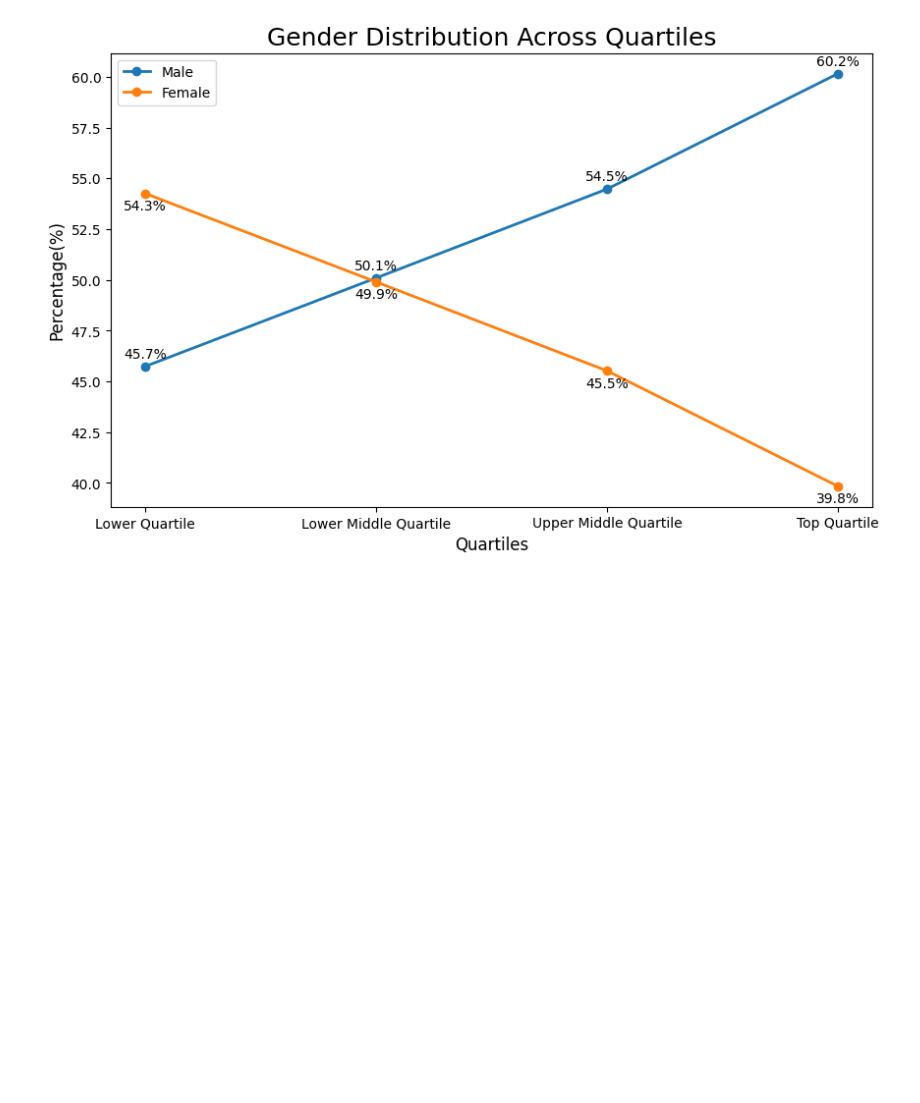
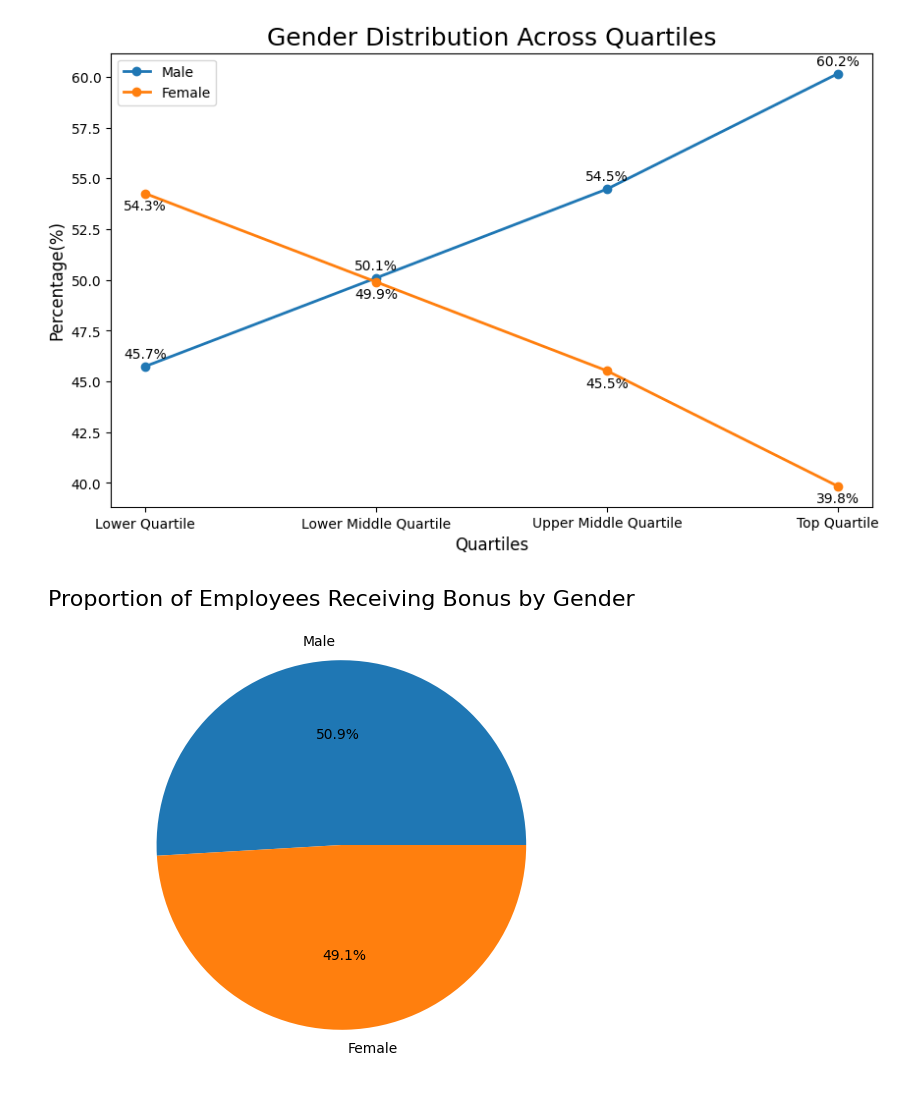
Before and after one commit to 0703fws/freedomprogrammingexercise, a Jupyter notebook: paygap_analysis.ipynb, the cells around one changed output. Drawn from its saved outputs; the diff is of its cells as text; code cells hidden in the pictures; blank space fills up the shorter version.

Commit message:
Data visualisation: Proportion of employees receiving bonus by gender

```diff
--- a/paygap_analysis.ipynb
+++ b/paygap_analysis.ipynb
@@ -219,3 +219,17 @@ plt.legend()
 plt.show()
 # %% [output]
 [figure]
+# %%
+# Data visualisation: Proportion of employees receiving bonus by gender
+# calculate mean bonus percentage
+bonus_mean = data_cleaned[["male_bonus_percent","female_bonus_percent"]].mean()
+# set the size of the figure
+plt.figure(figsize=(10,6))
+# create a pie chart with percentage labels for each segment
+plt.pie(bonus_mean,labels=["Male","Female"],autopct="%1.1f%%")
+# add title
+plt.title("Proportion of Employees Receiving Bonus by Gender",fontsize=16)
+# show the pie chart
+plt.show()
+# %% [output]
+[figure, added]
```
